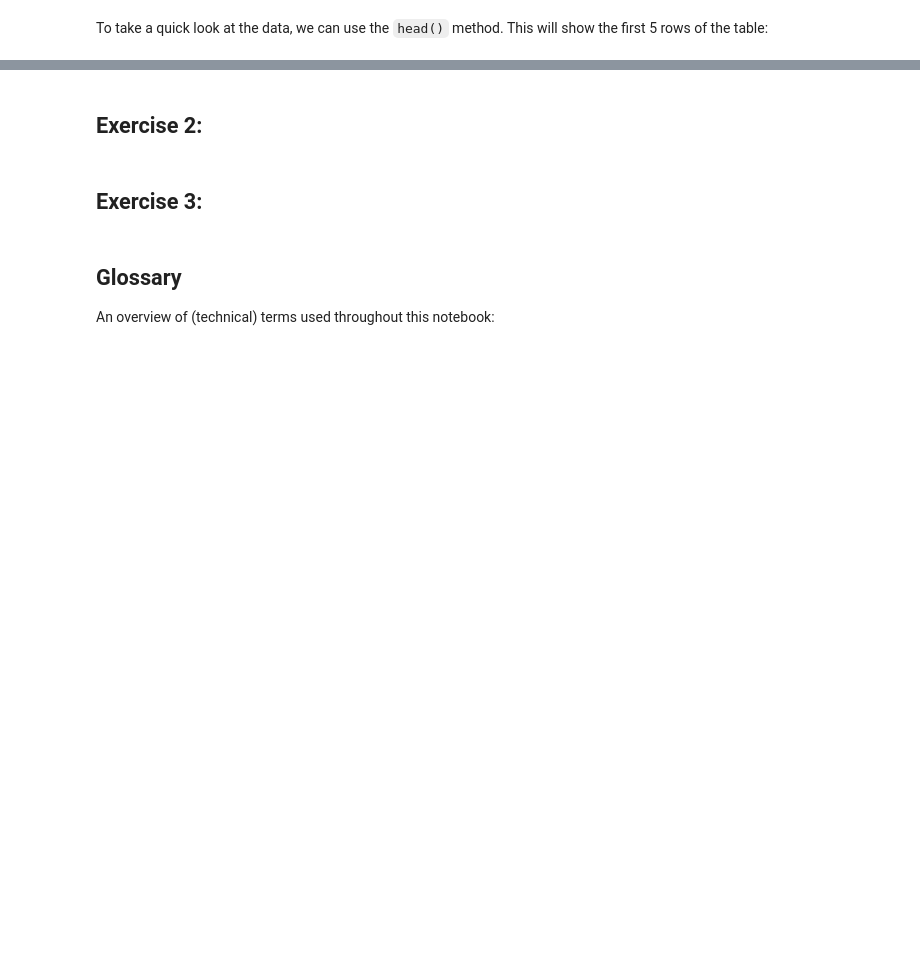
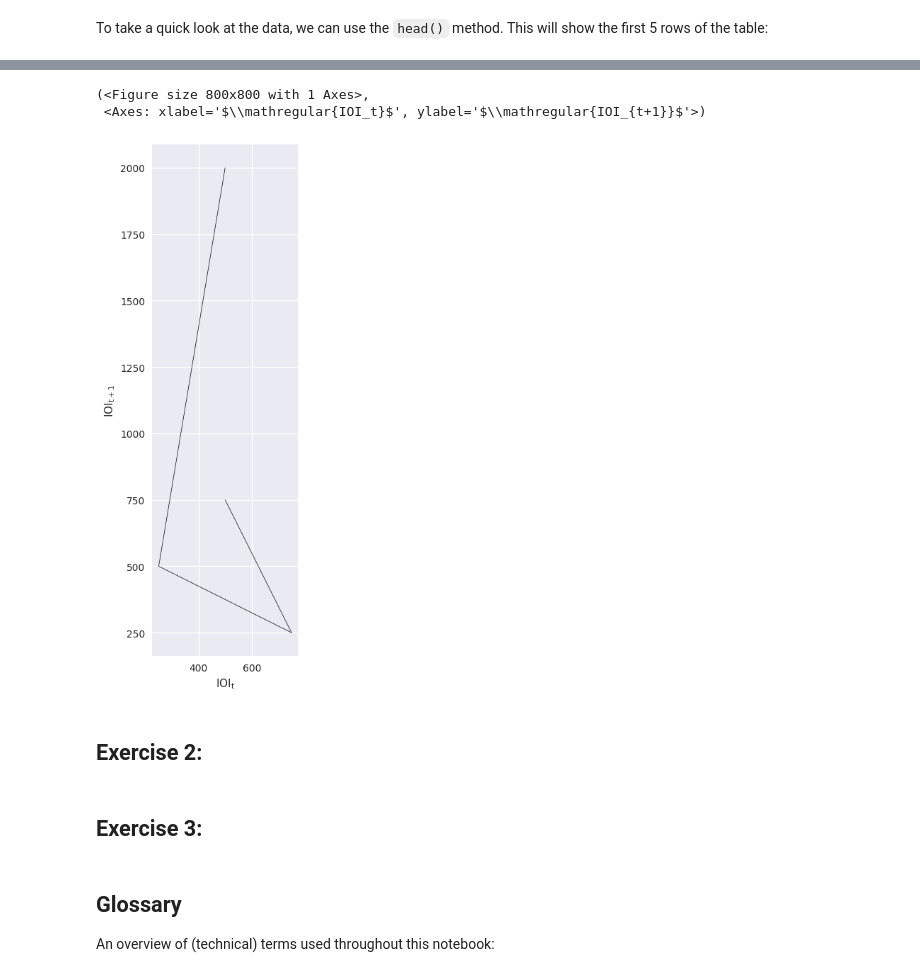
Before and after one commit to Jellevanderwerff/st_etienne_winterschool, a Jupyter notebook: notebooks/beginner.ipynb, the cells around one changed output, grey strips where cells are left out. Drawn from its saved outputs; the diff is of its cells as text; code cells hidden in the pictures; blank space fills up the shorter version.

```diff
--- a/notebooks/beginner.ipynb
+++ b/notebooks/beginner.ipynb
@@ -71,3 +148,13 @@ sequence.plot_sequence(title="More news about the Reverend...")
+# %%
+# Convert Rhythm to Sequence
+rhythm_sequence = rhythm.to_sequence()
+
+# Make phase space plot, enter your code below:
+thebeat.visualization.phase_space_plot(rhythm_sequence, figsize=(8, 8))
+# %% [output]
+(<Figure size 800x800 with 1 Axes>,
+ <Axes: xlabel='$\\mathregular{IOI_t}$', ylabel='$\\mathregular{IOI_{t+1}}$'>)
+[figure, added]
 # %% [markdown]
 ## Exercise 2:  <a name="Exercise2"></a>
 # %% [markdown]
```
Also changed, not shown: parts of 25 cells of this notebook.
